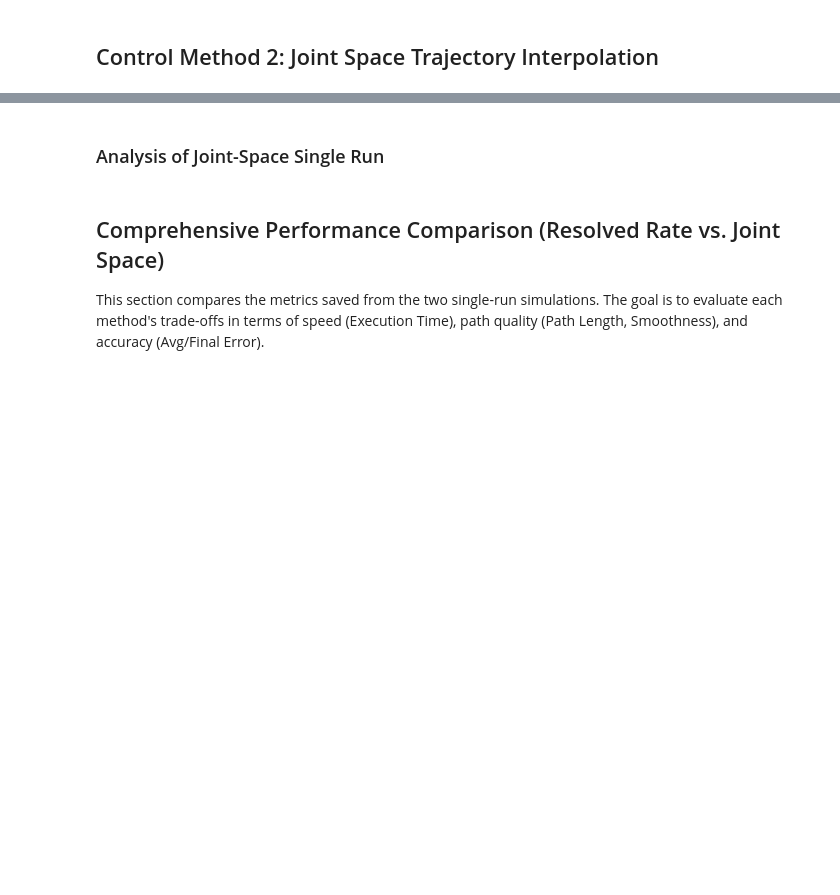
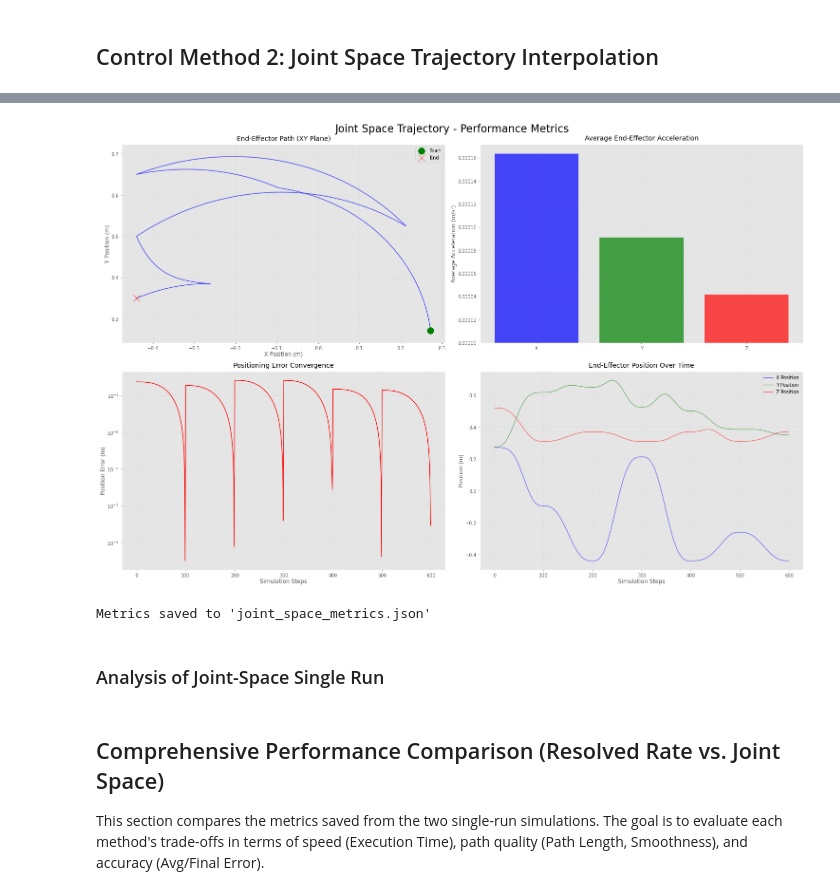
Before and after one commit to FedericoGritti/sorting_berries_project, a Jupyter notebook: main.ipynb, the cells around one changed output, grey strips where cells are left out. Saved outputs shown, nothing was run; the diff lists cells and outputs as text; code cells hidden in the pictures; blank space fills up the shorter version.

```diff
--- a/main.ipynb
+++ b/main.ipynb
@@ -648,15 +694,6 @@ class RobotJointSpace:
     def end_effector_pose(self):
         return self._panda.fkine(self._panda.q)
 
-    def move_to_target_resolved_rate_of_motion(self, target):
-        current_pose = self.end_effector_pose
-        self.error = target.t - current_pose.t
-
-        J = self._panda.jacob0(self._panda.q)[0:3, :]
-        J_damped_pinv = J.T @ np.linalg.inv(J @ J.T + self.dumping_factor * np.eye(3))
-
-        q_dot = self.gain * J_damped_pinv @ self.error
-        self._panda.qd = q_dot
 
     # The Inverse Kinematics (IK) solver may return joint angles that result in unnecessary full rotations.
     # The normalize_joint_solution method 'wraps' these angles to keep movement minimal and natural,
@@ -672,6 +709,7 @@ class RobotJointSpace:
             while q_normalized[i] - self._panda.q[i] < -np.pi:
                 q_normalized[i] += 2 * np.pi
         return q_normalized
+
 
     def is_valid_solution(self, q_solution):
         if np.any(q_solution < self.joint_limits_lower) or np.any(q_solution > self.joint_limits_upper):
@@ -913,3 +920,9 @@ Metrics saved to 'joint_space_metrics.json'
+# %%
+plot_metrics(metrics, title="Joint Space Trajectory - Performance Metrics")
+save_metrics_to_json(metrics, filename='joint_space_metrics.json')
+# %% [output]
+[figure, added]
+Metrics saved to 'joint_space_metrics.json'
 # %% [markdown]
 ### Analysis of Joint-Space Single Run
 # %% [markdown]
```
Also changed, not shown: parts of 15 cells of this notebook, 2 other files.
